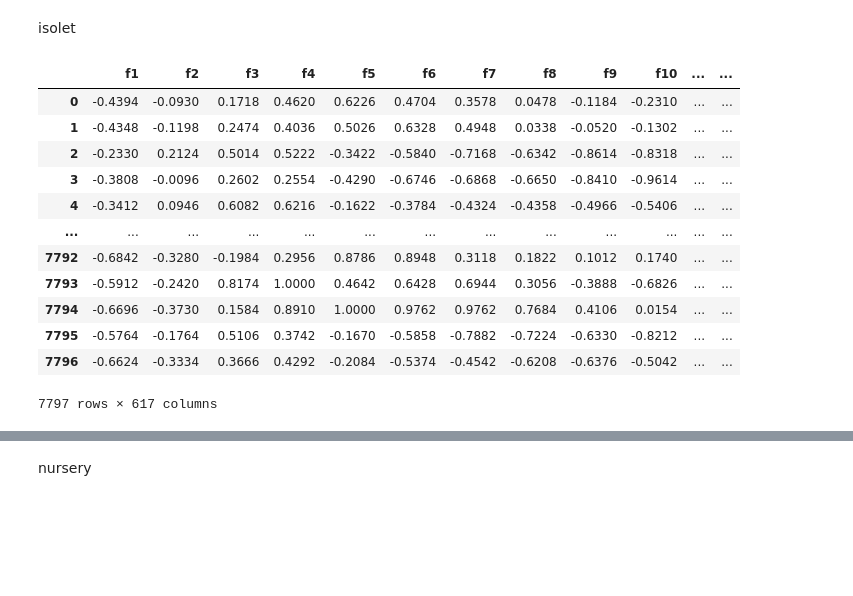
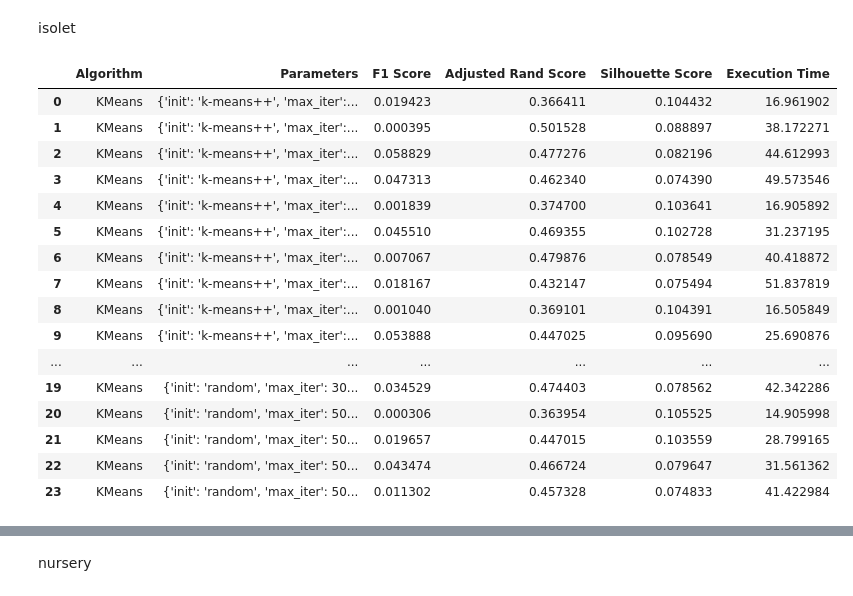
Before and after one commit to Luckseegan/Clustering, a Jupyter notebook: clusters.ipynb, the cells around one changed output, grey strips where cells are left out. Saved outputs shown, nothing was run; the diff lists cells and outputs as text; code cells hidden in the pictures; blank space fills up the shorter version.

```diff
--- a/clusters.ipynb
+++ b/clusters.ipynb
@@ -470,37 +517,31 @@ X, y, categorical_indicator, attribute_names = isolet.get_data(target=isolet.def
-# %%
-X
-# %% [output]
-|  | f1 | f2 | f3 | f4 | f5 | f6 | f7 | f8 | f9 | f10 | ... | ... |
-| 0 | -0.4394 | -0.0930 | 0.1718 | 0.4620 | 0.6226 | 0.4704 | 0.3578 | 0.0478 | -0.1184 | -0.2310 | ... | ... |
-| 1 | -0.4348 | -0.1198 | 0.2474 | 0.4036 | 0.5026 | 0.6328 | 0.4948 | 0.0338 | -0.0520 | -0.1302 | ... | ... |
-| 2 | -0.2330 | 0.2124 | 0.5014 | 0.5222 | -0.3422 | -0.5840 | -0.7168 | -0.6342 | -0.8614 | -0.8318 | ... | ... |
-| 3 | -0.3808 | -0.0096 | 0.2602 | 0.2554 | -0.4290 | -0.6746 | -0.6868 | -0.6650 | -0.8410 | -0.9614 | ... | ... |
-| 4 | -0.3412 | 0.0946 | 0.6082 | 0.6216 | -0.1622 | -0.3784 | -0.4324 | -0.4358 | -0.4966 | -0.5406 | ... | ... |
-| ... | ... | ... | ... | ... | ... | ... | ... | ... | ... | ... | ... | ... |
-| 7792 | -0.6842 | -0.3280 | -0.1984 | 0.2956 | 0.8786 | 0.8948 | 0.3118 | 0.1822 | 0.1012 | 0.1740 | ... | ... |
-| 7793 | -0.5912 | -0.2420 | 0.8174 | 1.0000 | 0.4642 | 0.6428 | 0.6944 | 0.3056 | -0.3888 | -0.6826 | ... | ... |
-| 7794 | -0.6696 | -0.3730 | 0.1584 | 0.8910 | 1.0000 | 0.9762 | 0.9762 | 0.7684 | 0.4106 | 0.0154 | ... | ... |
-| 7795 | -0.5764 | -0.1764 | 0.5106 | 0.3742 | -0.1670 | -0.5858 | -0.7882 | -0.7224 | -0.6330 | -0.8212 | ... | ... |
-| 7796 | -0.6624 | -0.3334 | 0.3666 | 0.4292 | -0.2084 | -0.5374 | -0.4542 | -0.6208 | -0.6376 | -0.5042 | ... | ... |
-7797 rows × 617 columns
 # %%
 algorithms = [
-    {'name': 'KMeans', 'class': KMeans, 'param_grid': {'n_clusters': [2, 3, 4], 'init': ['k-means++', 'random'], 'max_iter': [100, 300, 500]}},
-    #{'name': 'AgglomerativeClustering', 'class': AgglomerativeClustering, 'param_grid': {'n_clusters': [2, 3, 4, 5], 'affinity': ['euclidean', 'manhattan', 'cosine'], 'linkage': ['complete', 'average']}},
-    #{'name': 'DBSCAN', 'class': DBSCAN, 'param_grid': {'eps': [0.5, 1.0, 1.5], 'min_samples': [3, 5, 7]}},
-    #{'name': 'OPTICS', 'class': OPTICS, 'param_grid': {'min_samples': [3, 5, 7], 'xi': [0.01, 0.05, 0.1]}},
-    #{'name': 'GaussianMixture', 'class': GaussianMixture, 'param_grid': {'n_components': [2, 3, 4], 'covariance_type': ['full', 'tied', 'diag', 'spherical'], 'max_iter': [100, 300, 500]}},
-    #{'name': 'MeanShift', 'class': MeanShift, 'param_grid': {'bandwidth': [0.5, 1.0, 1.5], 'cluster_all': [True, False]}},
-    #{'name': 'SpectralClustering', 'class': SpectralClustering, 'param_grid': {'n_clusters': [2, 3, 4], 'affinity': ['nearest_neighbors', 'rbf'], 'n_neighbors': [5, 10, 15]}},
-    #{'name': 'Birch', 'class': Birch, 'param_grid': {'n_clusters': [2, 3, 4], 'threshold': [0.1, 0.5, 1.0], 'branching_factor': [20, 50, 100]}},
-    #{'name': 'Ward', 'class': AgglomerativeClustering, 'param_grid': {'n_clusters': [2, 3, 4, 5], 'affinity': ['euclidean'], 'linkage': ['ward']}},
-    #{'name': 'AffinityPropagation', 'class': AffinityPropagation, 'param_grid': {'damping': [0.5, 0.7, 0.9], 'max_iter': [100, 200, 300]}}
+    {'name': 'KMeans', 'class': KMeans, 'param_grid': {'n_clusters': [10,20,30,35], 'init': ['k-means++', 'random'], 'max_iter': [100, 300, 500]}},
+    {'name': 'DBSCAN', 'class': DBSCAN, 'param_grid': {'eps': [0.5, 1.0, 1.5], 'min_samples': [3, 5, 7]}},
 ]
 
 run_parallel(algorithms)
 
 # Run all the algorithms in parallel and save the results to a CSV file
 results = run_parallel(algorithms)
 results_df = pd.DataFrame(results)
 results_df.to_csv('clustering_results_isolet.csv', index=False)
 results_df
+# %% [output]
+|  | Algorithm | Parameters | F1 Score | Adjusted Rand Score | Silhouette Score | Execution Time |
+| 0 | KMeans | {'init': 'k-means++', 'max_iter':... | 0.019423 | 0.366411 | 0.104432 | 16.961902 |
+| 1 | KMeans | {'init': 'k-means++', 'max_iter':... | 0.000395 | 0.501528 | 0.088897 | 38.172271 |
+| 2 | KMeans | {'init': 'k-means++', 'max_iter':... | 0.058829 | 0.477276 | 0.082196 | 44.612993 |
+| 3 | KMeans | {'init': 'k-means++', 'max_iter':... | 0.047313 | 0.462340 | 0.074390 | 49.573546 |
+| 4 | KMeans | {'init': 'k-means++', 'max_iter':... | 0.001839 | 0.374700 | 0.103641 | 16.905892 |
+| 5 | KMeans | {'init': 'k-means++', 'max_iter':... | 0.045510 | 0.469355 | 0.102728 | 31.237195 |
+| 6 | KMeans | {'init': 'k-means++', 'max_iter':... | 0.007067 | 0.479876 | 0.078549 | 40.418872 |
+| 7 | KMeans | {'init': 'k-means++', 'max_iter':... | 0.018167 | 0.432147 | 0.075494 | 51.837819 |
+| 8 | KMeans | {'init': 'k-means++', 'max_iter':... | 0.001040 | 0.369101 | 0.104391 | 16.505849 |
+| 9 | KMeans | {'init': 'k-means++', 'max_iter':... | 0.053888 | 0.447025 | 0.095690 | 25.690876 |
+| ... | ... | ... | ... | ... | ... | ... |
+| 19 | KMeans | {'init': 'random', 'max_iter': 30... | 0.034529 | 0.474403 | 0.078562 | 42.342286 |
+| 20 | KMeans | {'init': 'random', 'max_iter': 50... | 0.000306 | 0.363954 | 0.105525 | 14.905998 |
+| 21 | KMeans | {'init': 'random', 'max_iter': 50... | 0.019657 | 0.447015 | 0.103559 | 28.799165 |
+| 22 | KMeans | {'init': 'random', 'max_iter': 50... | 0.043474 | 0.466724 | 0.079647 | 31.561362 |
+| 23 | KMeans | {'init': 'random', 'max_iter': 50... | 0.011302 | 0.457328 | 0.074833 | 41.422984 |
```
Also changed, not shown: parts of 26 cells of this notebook, 1 other file.
